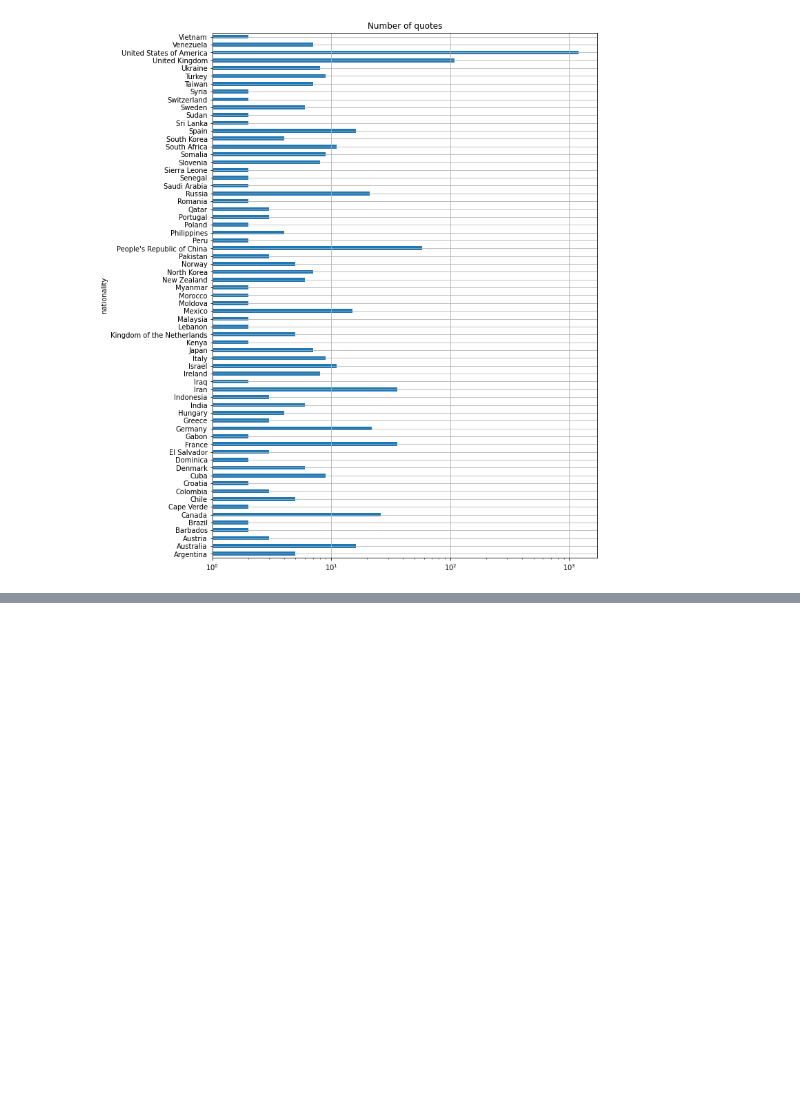
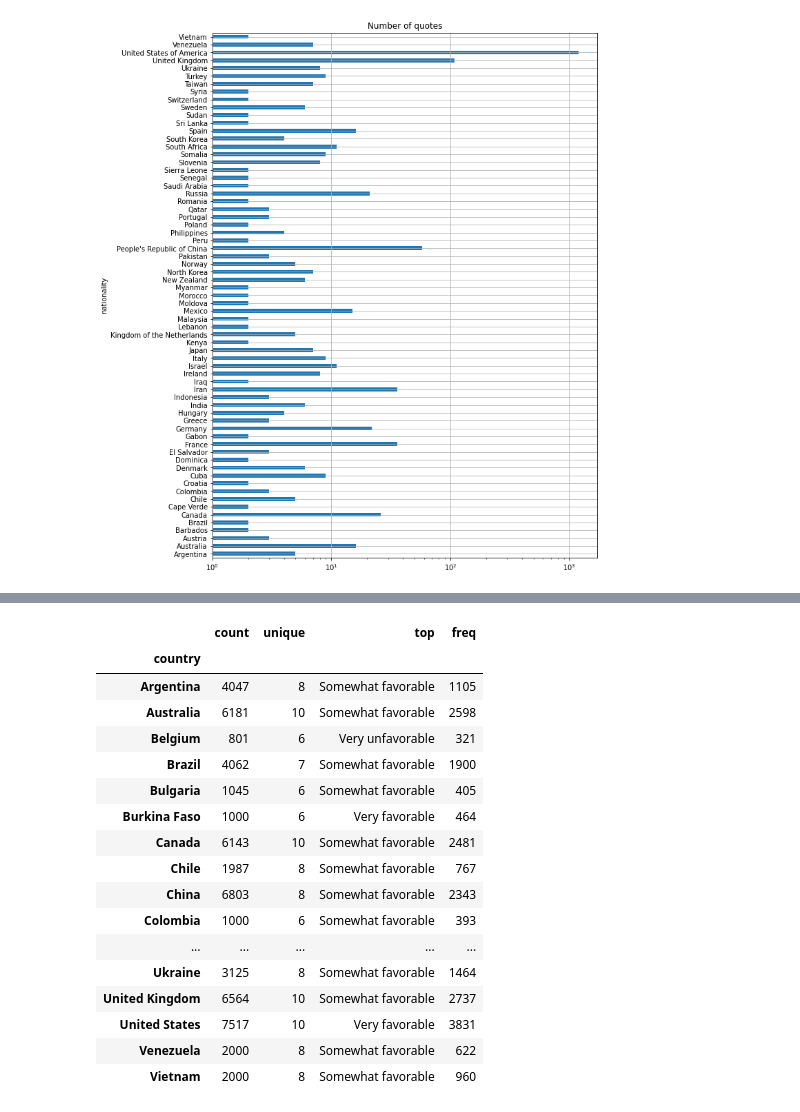
Before and after one commit to epfl-ada/ada-2021-project-young-boys, a Jupyter notebook: project_code.ipynb, the cells around one changed output, grey strips where cells are left out. Cells and saved outputs as stored; diff of their text form; code cells hidden in the pictures; blank space fills up the shorter version.

```diff
--- a/project_code.ipynb
+++ b/project_code.ipynb
@@ -259,0 +271,16 @@ my_map.save('us_love.html')
+# %%
+column_names = ['country', 'fav_us', 'sex', 'age']
+columns = {2015: ['COUNTRY', 'Q12A', 'Q145', 'Q146'],
+            2016: ['country', 'Q10A', 'q107', 'q108'],
+           2017 : ['Country', 'fav_US', 'sex', 'age'],
+           2018 : ['COUNTRY', 'fav_US', 'sex', 'age'],
+           2019 : ['country', 'FAV_US', 'SEX', 'AGE'],
+           2020 : ['country', 'fav_US', 'sex', 'age']}
+pew = pd.DataFrame()
+for year in range(2015, 2021):
+    pew_year = pd.read_spss("input/pew/{}.sav".format(year))
+    # print("{} : {}".format(year, list(pew_year.columns)))
+    pew_year_fav = pew_year[columns[year]]
+    pew_year_fav.columns = column_names
+    pew = pd.concat([pew, pew_year_fav], axis=0, ignore_index=True)
+    # TODO: add the year to the columns
@@ -259,0 +294,21 @@ my_map.save('us_love.html')
+# %%
+pew.groupby('country')['fav_us'].describe()
+# %% [output]
+|  | count | unique | top | freq |
+| country |  |  |  |  |
+| Argentina | 4047 | 8 | Somewhat favorable | 1105 |
+| Australia | 6181 | 10 | Somewhat favorable | 2598 |
+| Belgium | 801 | 6 | Very unfavorable | 321 |
+| Brazil | 4062 | 7 | Somewhat favorable | 1900 |
+| Bulgaria | 1045 | 6 | Somewhat favorable | 405 |
+| Burkina Faso | 1000 | 6 | Very favorable | 464 |
+| Canada | 6143 | 10 | Somewhat favorable | 2481 |
+| Chile | 1987 | 8 | Somewhat favorable | 767 |
+| China | 6803 | 8 | Somewhat favorable | 2343 |
+| Colombia | 1000 | 6 | Somewhat favorable | 393 |
+| ... | ... | ... | ... | ... |
+| Ukraine | 3125 | 8 | Somewhat favorable | 1464 |
+| United Kingdom | 6564 | 10 | Somewhat favorable | 2737 |
+| United States | 7517 | 10 | Very favorable | 3831 |
+| Venezuela | 2000 | 8 | Somewhat favorable | 622 |
+| Vietnam | 2000 | 8 | Somewhat favorable | 960 |
```
Also changed, not shown: parts of 5 cells of this notebook.
